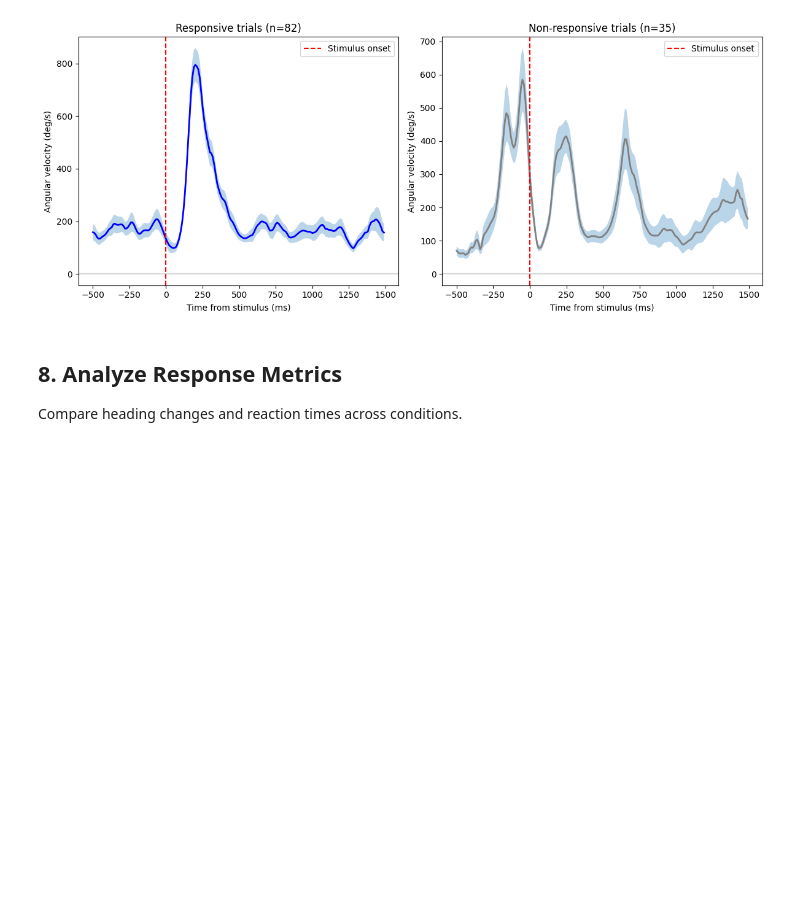
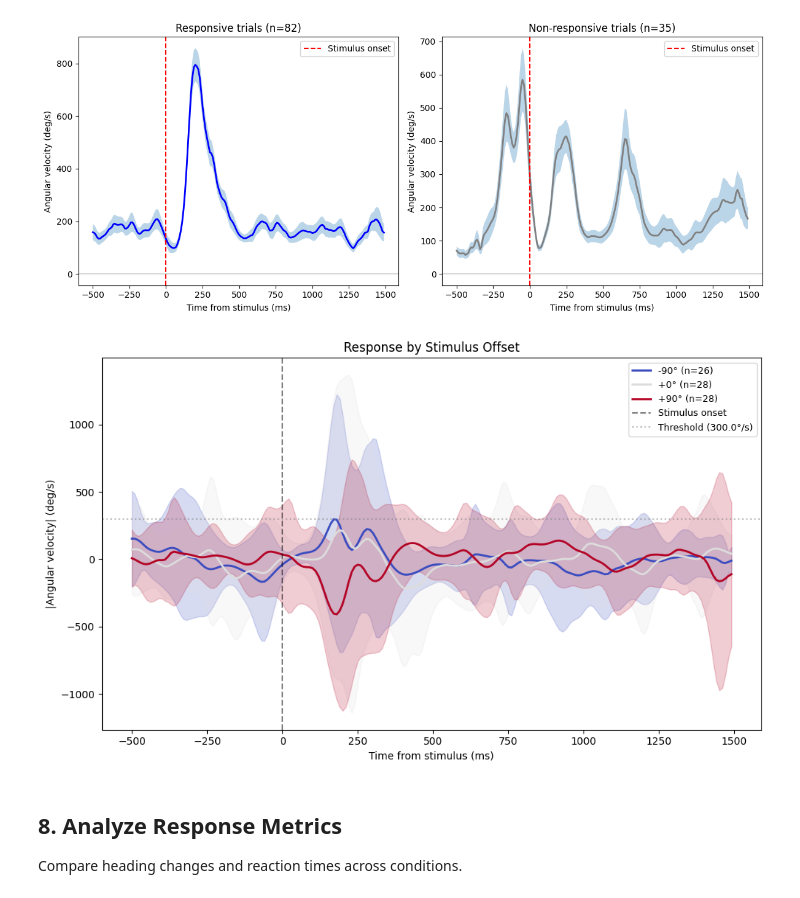
Before and after one commit to elhananby/braidz_analysis, a Jupyter notebook: notebooks/04_visual_stim_analysis.ipynb, the cells around one changed output. Drawn from its saved outputs; the diff is of its cells as text; code cells hidden in the pictures; blank space fills up the shorter version.

```diff
--- a/notebooks/04_visual_stim_analysis.ipynb
+++ b/notebooks/04_visual_stim_analysis.ipynb
@@ -152,11 +154,7 @@ Use `analyze_event_responses` with the stimulus data. All stimulus metadata
 will be preserved in the results for filtering and grouping.
 # %%
 # Run the analysis
-results = ba.analyze_event_responses(
-    data.trajectories,
-    data.stim,
-    config=STIM_CONFIG
-)
+results = ba.analyze_event_responses(data.trajectories, data.stim, config=STIM_CONFIG)
 
 print(results)
 print(f"Overall response rate: {results.response_rate:.1%}")
@@ -324,37 +317,44 @@ plt.show()
 # %%
 # Plot mean and std traces grouped by stimulus_offset_deg
 fig, ax = plt.subplots(figsize=(10, 6))
 
 # Time axis (centered on stimulus onset)
 t = np.arange(-STIM_CONFIG.pre_frames, STIM_CONFIG.post_frames) / STIM_CONFIG.fps * 1000
 
 # Get unique stimulus offsets
-offsets = sorted(results.metadata['stimulus_offset_deg'].unique())
+offsets = sorted(results.metadata["stimulus_offset_deg"].unique())
 colors = plt.cm.coolwarm(np.linspace(0, 1, len(offsets)))
 
 for offset, color in zip(offsets, colors):
-    subset = results.filter(stimulus_offset_deg=offset)
+    mask = (results.metrics['responded'] == True) & (results.metadata['stimulus_offset_deg'] == offset)
+    subset = results.filter(mask=mask)
+    # subset = results.filter(stimulus_offset_deg=offset)
     if len(subset) > 0:
         # Use absolute angular velocity for magnitude comparison
-        omega = np.degrees(np.abs(subset.traces['angular_velocity']))
+        omega = np.degrees(subset.traces["angular_velocity"])
         mean_omega = np.mean(omega, axis=0)
         std_omega = np.std(omega, axis=0)
 
-        ax.fill_between(t, mean_omega - std_omega, mean_omega + std_omega,
-                        alpha=0.2, color=color)
-        ax.plot(t, mean_omega, color=color, linewidth=2,
-                label=f'{offset:+.0f}° (n={len(subset)})')
+        ax.fill_between(t, mean_omega - std_omega, mean_omega + std_omega, alpha=0.2, color=color)
+        ax.plot(t, mean_omega, color=color, linewidth=2, label=f"{offset:+.0f}° (n={len(subset)})")
 
-ax.axvline(0, color='k', linestyle='--', alpha=0.5, label='Stimulus onset')
-ax.axhline(STIM_CONFIG.saccade_threshold, color='gray', linestyle=':',
-           alpha=0.5, label=f'Threshold ({STIM_CONFIG.saccade_threshold}°/s)')
-ax.set_xlabel('Time from stimulus (ms)')
-ax.set_ylabel('|Angular velocity| (deg/s)')
-ax.set_title('Response by Stimulus Offset')
-ax.legend(loc='upper right', fontsize=9)
+ax.axvline(0, color="k", linestyle="--", alpha=0.5, label="Stimulus onset")
+ax.axhline(
+    STIM_CONFIG.saccade_threshold,
+    color="gray",
+    linestyle=":",
+    alpha=0.5,
+    label=f"Threshold ({STIM_CONFIG.saccade_threshold}°/s)",
+)
+ax.set_xlabel("Time from stimulus (ms)")
+ax.set_ylabel("|Angular velocity| (deg/s)")
+ax.set_title("Response by Stimulus Offset")
+ax.legend(loc="upper right", fontsize=9)
 
 plt.tight_layout()
 plt.show()
+# %% [output]
+[figure, added]
 # %%
 # Compare traces by l/v ratio
 # fig, ax = plt.subplots(figsize=(10, 6))
```
Also changed, not shown: parts of 9 cells of this notebook.
